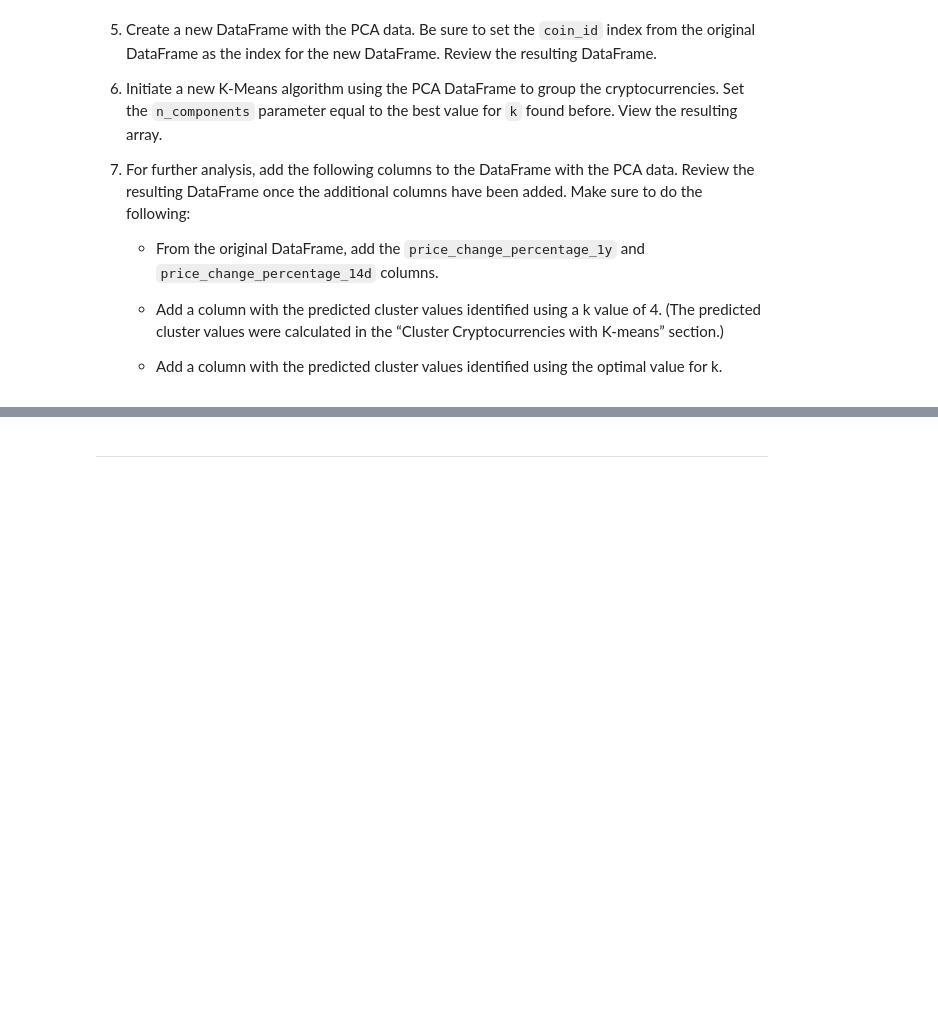
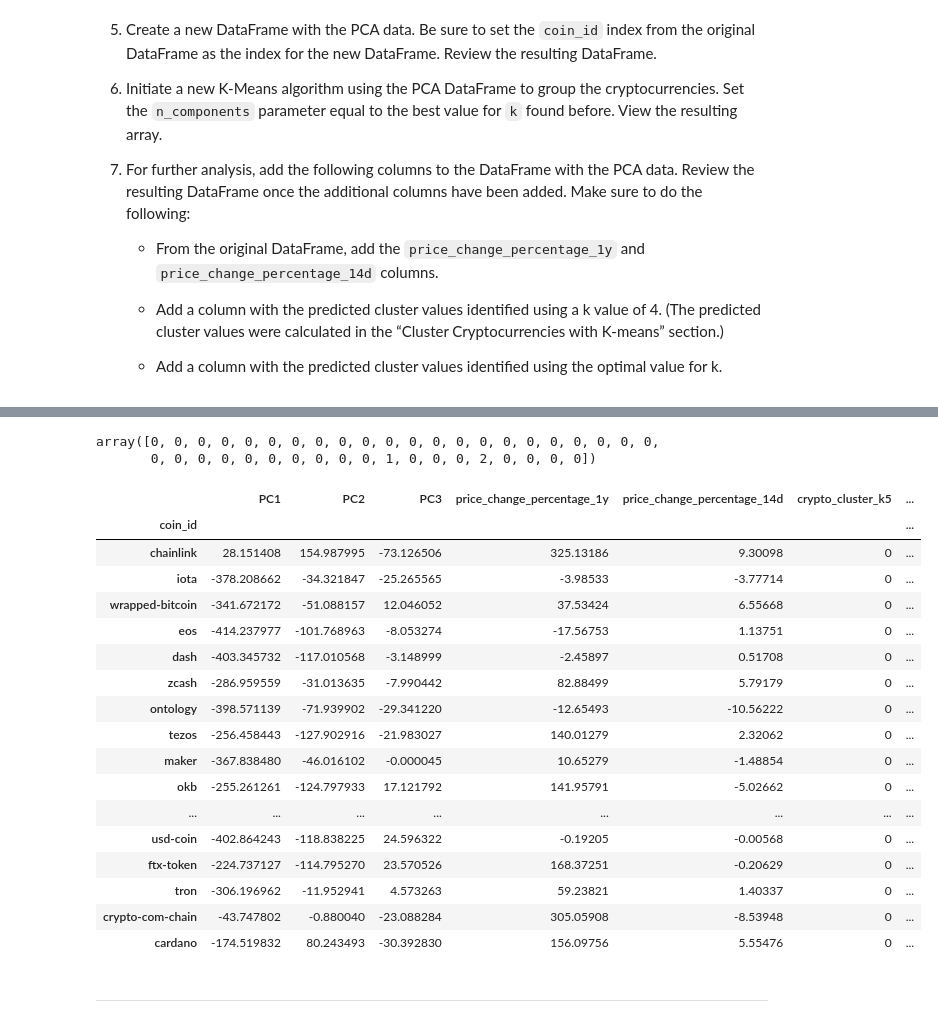
Before and after one commit to mckayav3/Cypto-Investments, a Jupyter notebook: Crypto Investments/crypto_investments.ipynb, the cells around one changed output, grey strips where cells are left out. Saved outputs shown, nothing was run; the diff lists cells and outputs as text; code cells hidden in the pictures; blank space fills up the shorter version.

```diff
--- a/Crypto Investments/crypto_investments.ipynb
+++ b/Crypto Investments/crypto_investments.ipynb
@@ -261,11 +261,11 @@ In this section, you will perform a principal component analysis (PCA) and reduc
     - Add a column with the predicted cluster values identified using the optimal value for k.
 # %%
 # Create a PCA model instance and set `n_components=3`.
-# YOUR CODE HERE!
+pca = PCA(n_components=3)
 # %%
 # Use the PCA model with `fit_transform` to reduce to
 # three principal components.
-# YOUR CODE HERE!
+market_pca_data = pca.fit_transform(df_market_data)
 
 # View the first five rows of the DataFrame.
 market_pca_data[:5]
@@ -305,41 +319,63 @@ df_market_data_pca.head()
 # the best value for `k` found before. View the resulting array.
 
 # Initialize the K-Means model
-# YOUR CODE HERE!
+model = KMeans(n_clusters=3)
 
 # Fit the model
-# YOUR CODE HERE!
+model.fit(df_market_data_pca)
 
 # Predict clusters
-crypto_clusters_k5 = # YOUR CODE HERE!
+crypto_clusters_k5 = model.predict(df_market_data_pca)
 
 # View the resulting array
 crypto_clusters_k5
+# %% [output]
+array([0, 0, 0, 0, 0, 0, 0, 0, 0, 0, 0, 0, 0, 0, 0, 0, 0, 0, 0, 0, 0, 0,
+       0, 0, 0, 0, 0, 0, 0, 0, 0, 0, 1, 0, 0, 0, 2, 0, 0, 0, 0])
 # %%
 # Note: The code for the following step has been provided for you.
 
 # For further analysis, add the following columns to the DataFrame
 # with the PCA data. Review the resulting DataFrame once the additional
 # columns have been added. Make sure to do the following:
 # - From the original DataFrame, add the `price_change_percentage_1y` and `price_change_percentage_14d` columns.
 # - Add a column with the predicted cluster values identified using a k value of 4. (The predicted cluster values were calculated in the “Cluster Cryptocurrencies with K-means” section.)
 # - Add a column with the predicted cluster values identified using the optimal value for k.
 
 
 # Add the price_change_percentage_1y column from the original data
 df_market_data_pca["price_change_percentage_1y"] = df_market_data["price_change_percentage_1y"]
 
 # Add the price_change_percentage_14d column from the original data
 df_market_data_pca["price_change_percentage_14d"] = df_market_data["price_change_percentage_14d"]
 
 # Add a new column to the DataFrame with the predicted clusters using the best value of k
 df_market_data_pca["crypto_cluster_k5"] = crypto_clusters_k5
 
 # Add a new column to the DataFrame with the predicted clusters using k=4
 df_market_data_pca["crypto_cluster_k4"] = crypto_clusters_k4
 
 # Display sample data
-df_market_data_pca.head()
+df_market_data_pca.sample(25)
+# %% [output]
+|  | PC1 | PC2 | PC3 | price_change_percentage_1y | price_change_percentage_14d | crypto_cluster_k5 | ... |
+| coin_id |  |  |  |  |  |  | ... |
+| chainlink | 28.151408 | 154.987995 | -73.126506 | 325.13186 | 9.30098 | 0 | ... |
+| iota | -378.208662 | -34.321847 | -25.265565 | -3.98533 | -3.77714 | 0 | ... |
+| wrapped-bitcoin | -341.672172 | -51.088157 | 12.046052 | 37.53424 | 6.55668 | 0 | ... |
+| eos | -414.237977 | -101.768963 | -8.053274 | -17.56753 | 1.13751 | 0 | ... |
+| dash | -403.345732 | -117.010568 | -3.148999 | -2.45897 | 0.51708 | 0 | ... |
+| zcash | -286.959559 | -31.013635 | -7.990442 | 82.88499 | 5.79179 | 0 | ... |
+| ontology | -398.571139 | -71.939902 | -29.341220 | -12.65493 | -10.56222 | 0 | ... |
+| tezos | -256.458443 | -127.902916 | -21.983027 | 140.01279 | 2.32062 | 0 | ... |
+| maker | -367.838480 | -46.016102 | -0.000045 | 10.65279 | -1.48854 | 0 | ... |
+| okb | -255.261261 | -124.797933 | 17.121792 | 141.95791 | -5.02662 | 0 | ... |
+| ... | ... | ... | ... | ... | ... | ... | ... |
+| usd-coin | -402.864243 | -118.838225 | 24.596322 | -0.19205 | -0.00568 | 0 | ... |
+| ftx-token | -224.737127 | -114.795270 | 23.570526 | 168.37251 | -0.20629 | 0 | ... |
+| tron | -306.196962 | -11.952941 | 4.573263 | 59.23821 | 1.40337 | 0 | ... |
+| crypto-com-chain | -43.747802 | -0.880040 | -23.088284 | 305.05908 | -8.53948 | 0 | ... |
+| cardano | -174.519832 | 80.243493 | -30.392830 | 156.09756 | 5.55476 | 0 | ... |
 # %% [markdown]
 ---
 # %% [markdown]
```
Also changed, not shown: parts of 8 cells of this notebook, 6 other files.
